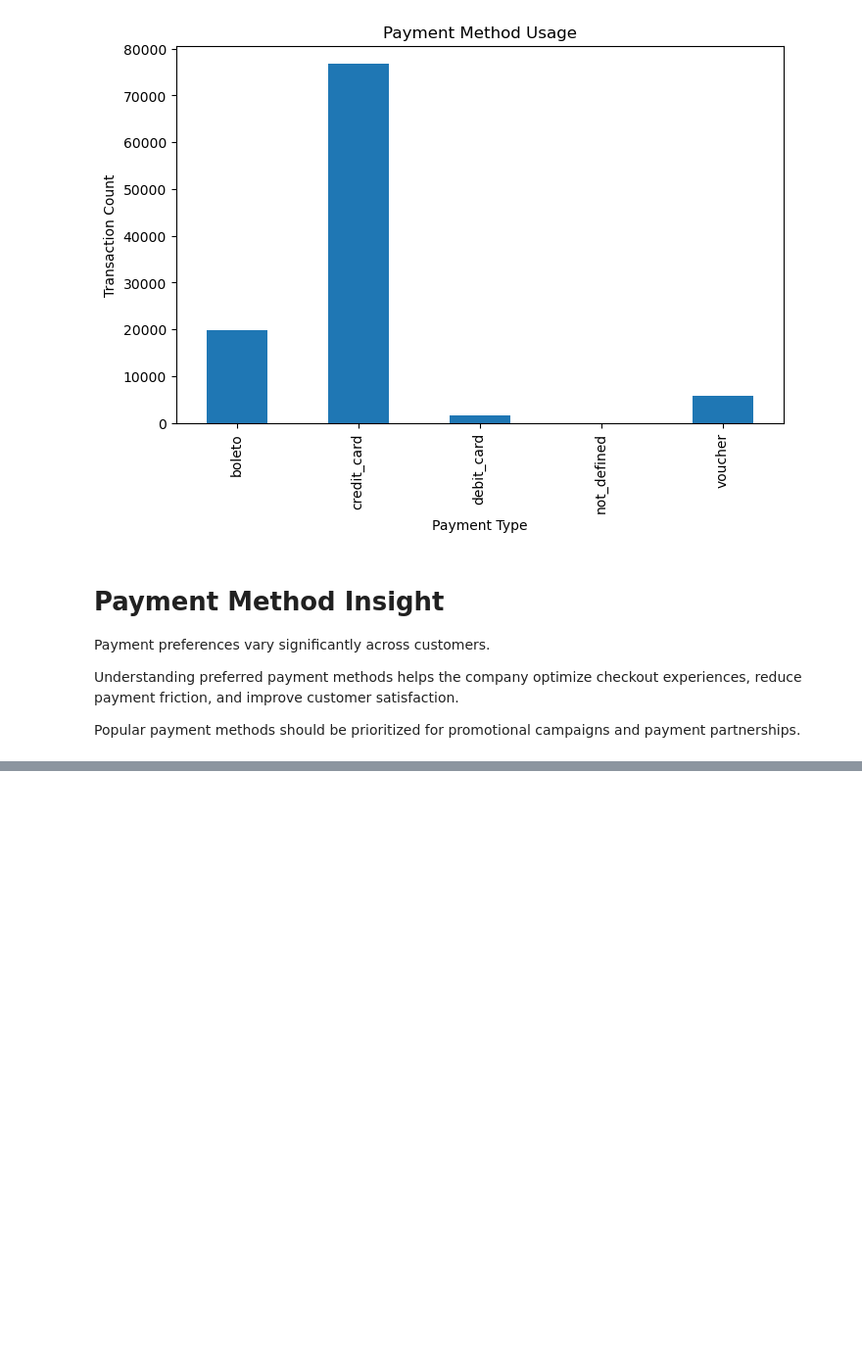
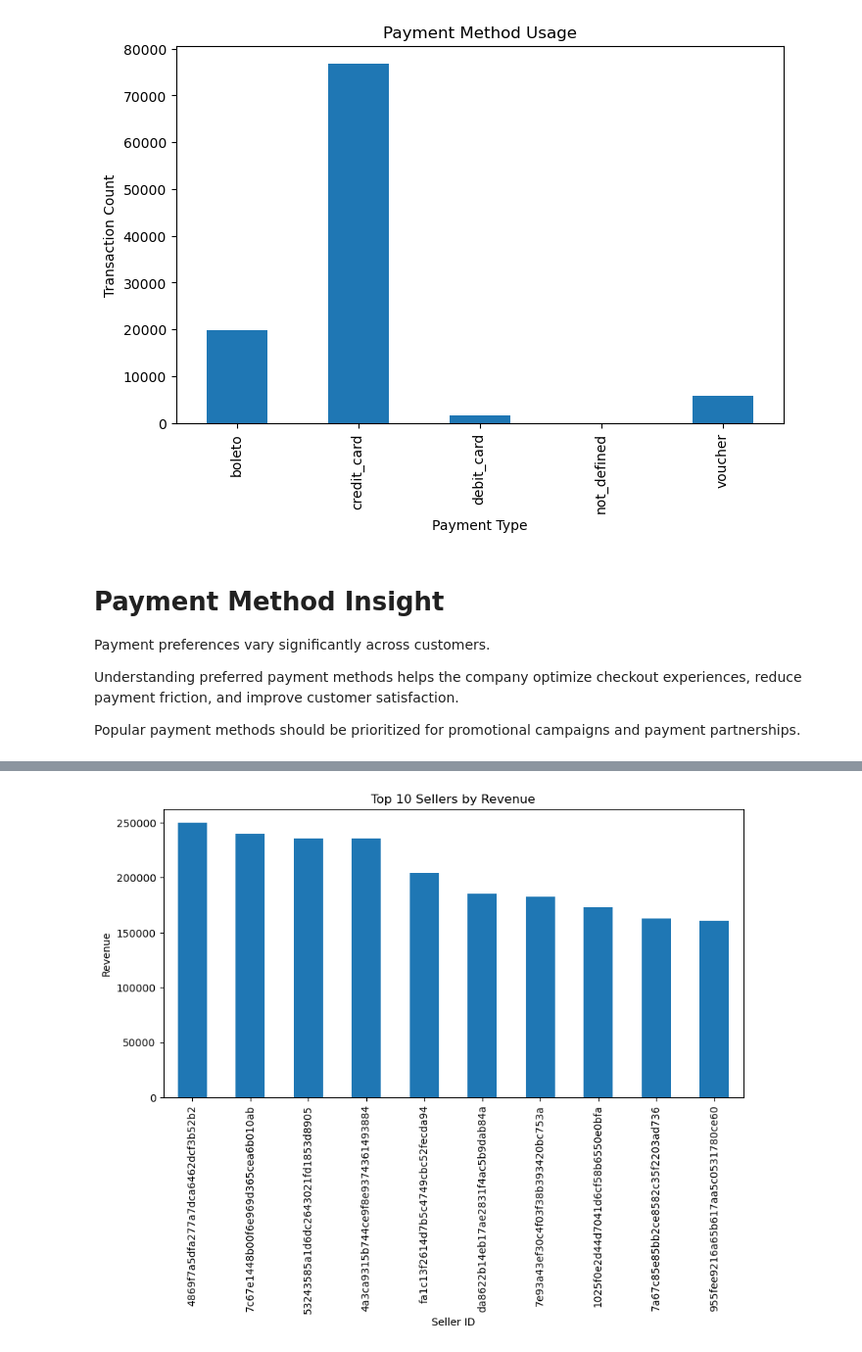
Before and after one commit to gopalsharma43/aiml-crash-gopal, a Jupyter notebook: Day12-Project/ecommerce_eda.ipynb, the cells around one changed output, grey strips where cells are left out. Shown at 98% size. Cells and saved outputs as stored; diff of their text form; code cells hidden in the pictures; blank space fills up the shorter version.

```diff
--- a/Day12-Project/ecommerce_eda.ipynb
+++ b/Day12-Project/ecommerce_eda.ipynb
@@ -704,3 +704,15 @@ Payment preferences vary significantly across customers.
 Understanding preferred payment methods helps the company optimize checkout experiences, reduce payment friction, and improve customer satisfaction.
 
 Popular payment methods should be prioritized for promotional campaigns and payment partnerships.
+# %%
+sellers = pd.read_csv(
+    "Dataset/olist_sellers_dataset.csv"
+)
+
+seller_sales = sales.merge(
+    sellers,
+    on="seller_id",
+    how="left"
+)
+
+seller_sales.head()
@@ -706,0 +726,12 @@ Popular payment methods should be prioritized for promotional campaigns and paym
+# %%
+seller_ranking = (
+    seller_sales.groupby(
+        "seller_id"
+    )["revenue"]
+    .sum()
+    .sort_values(
+        ascending=False
+    )
+)
+
+seller_ranking.head(10)
@@ -706,0 +751,13 @@ Popular payment methods should be prioritized for promotional campaigns and paym
+# %%
+seller_ranking.head(10).plot(
+    kind="bar",
+    figsize=(10,5)
+)
+
+plt.title("Top 10 Sellers by Revenue")
+plt.xlabel("Seller ID")
+plt.ylabel("Revenue")
+
+plt.show()
+# %% [output]
+[figure, added]
```
Also changed, not shown: parts of 18 cells of this notebook.
